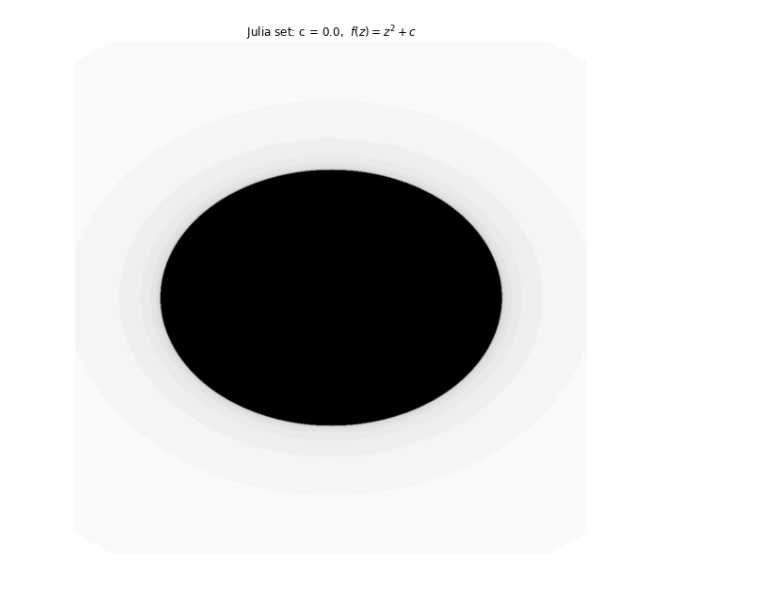
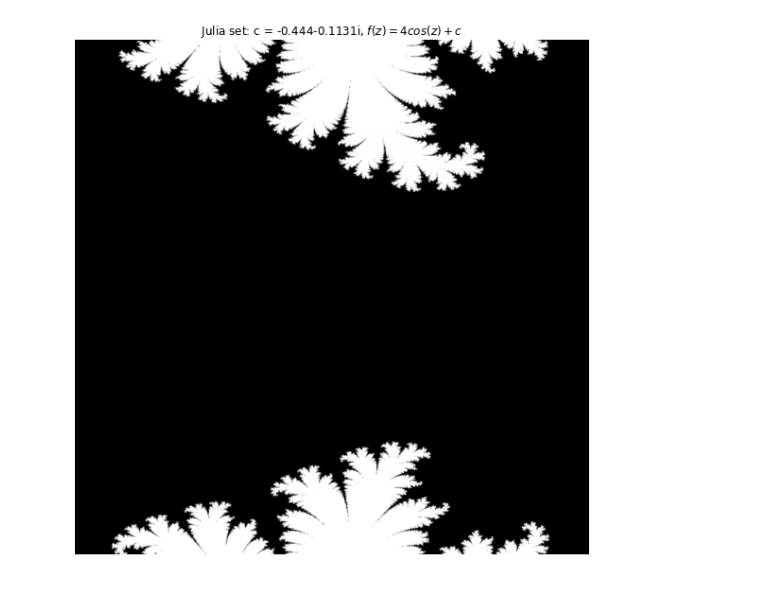
Before and after one commit to dhdzmota/Julia-Set, a Jupyter notebook: Documents/Julia.ipynb, the cells around one changed output. Cells and saved outputs as stored; diff of their text form; code cells hidden in the pictures.

```diff
--- a/Documents/Julia.ipynb
+++ b/Documents/Julia.ipynb
@@ -3,14 +3,17 @@ import numpy as np
 import matplotlib.pyplot as plt
 # %%
 # Constant complex number
-#c=complex(-0.162, 1.04)
-c=complex(0,0)
+#c=complex(-0.707, -0.401)
+c=complex(-0.444, -.1131)
+
+
+#c=complex(0,0)
 
 #Threshold value of the magnitude.
 z_th=1000
 
 # Maximum number of iterations
-max_iteration=50
+max_iteration=500
 
 # Plane delimitations:
 x_min = -1.5
@@ -45,7 +48,7 @@ for i in range(w):
         while abs(z) <= z_th and iteration < max_iteration:
             # While the condition is satisfied,
             # evaluate the function iteratively
-            z = z**2 + c
+            z = np.sin(z) + c
             iteration += 1
         # Create a ratio for the number of iterations so a
         #value can be assigned due to normalization.
@@ -58,34 +61,34 @@ for i in range(w):
 fig = plt.subplots(figsize=(20.1,10.))
 
 # Show the image of the complex plane with interpolation of the values
 plt.imshow(complex_plane, interpolation='quadric', cmap='gist_yarg')
 
 # Manually write the function
-fz = 'z^2 + c'
+fz = '4cos(z) + c'
 
 # A depending on the complex number c for the title
 text1 = f'Julia set: c = {np.real(c)}-{abs(np.imag(c))}i, $f(z)={fz}$'
 text2 = f'Julia set: c = {np.real(c)}+{np.imag(c)}i,  $f(z)={fz}$'
 text3 = f'Julia set: c = {np.real(c)},  $f(z)={fz}$'
 
 # Select a text
 if np.imag(c) < 0:
     plt.title(text1)
 elif np.imag(c)>0:
     plt.title(text2)
 else:
     plt.title(text3)
 
 # No axis in the figure
 plt.axis('off')
 
 #Print the value
-if True:
+if False:
     pass
 else:
-    plt.savefig('c*cos(z)*sin(z2)+c.png')
+    plt.savefig(f'./JS_imag/{fz}_{np.real(c)}+{np.imag(c)}.png')
 
 # Show the image
 plt.show()
 # %% [output]
-[figure, old version]
+[figure, new version]
```
Also changed, not shown: 11 other files.
